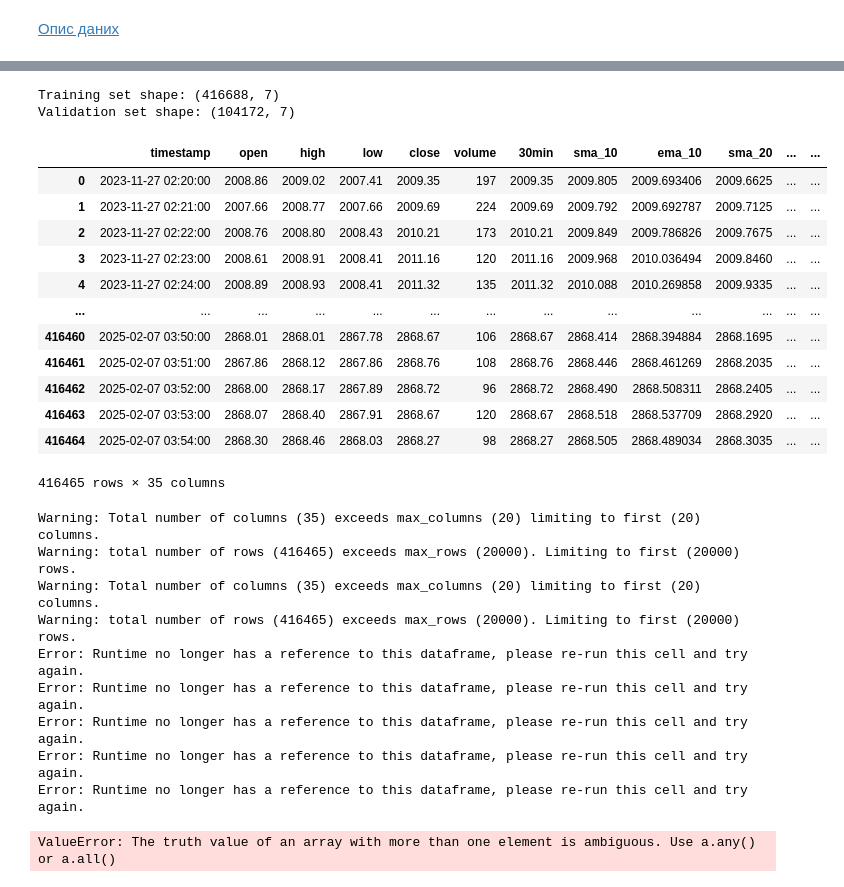
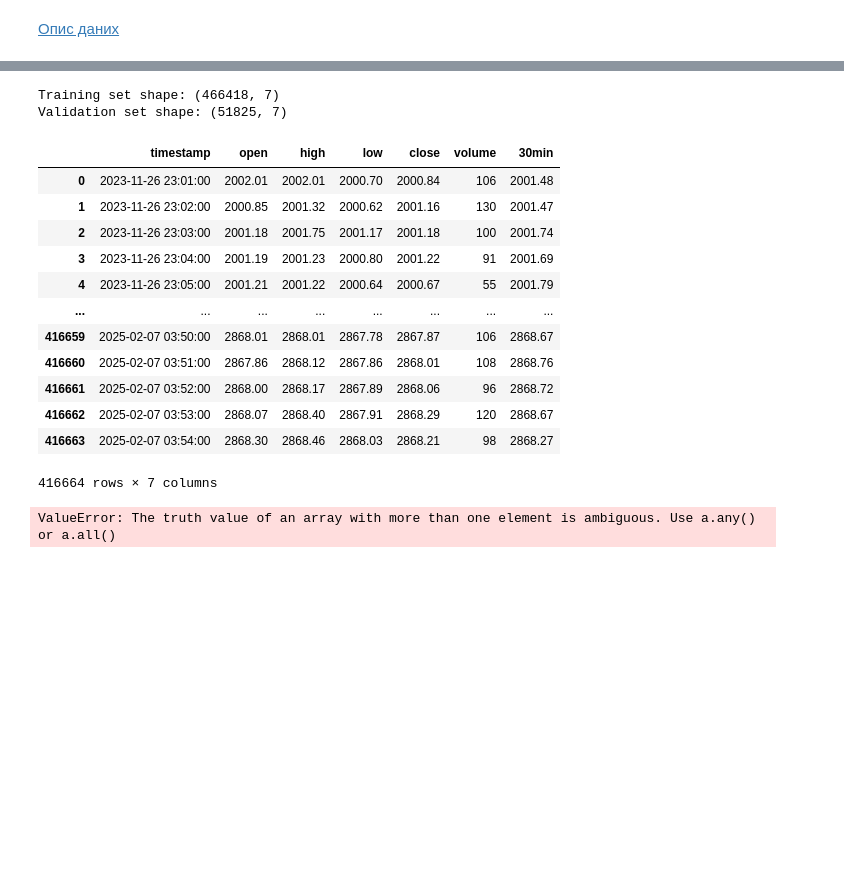
Before and after one commit to Flyingzaptop/Python-Colab, a Jupyter notebook: Steps_n_splits.ipynb, the cells around one changed output, grey strips where cells are left out. Saved outputs shown, nothing was run; the diff lists cells and outputs as text; code cells hidden in the pictures; blank space fills up the shorter version.

```diff
--- a/Steps_n_splits.ipynb
+++ b/Steps_n_splits.ipynb
@@ -56,46 +56,37 @@ df.dropna(inplace=True)
 df = df.sort_index()
 
 # Calculate the split index
-split_index = int(len(df) * 0.8)
+split_index = int(len(df) * 0.9)
 
 # Split the dataframe
 df_train = df.iloc[:split_index]
 df_valid = df.iloc[split_index:]
 
-df_train.to_parquet("train_30min.parquet")
-df_valid.to_parquet("valid_30min.parquet")
+df_train.to_parquet("train_5min.parquet")
+df_valid.to_parquet("valid_5min.parquet")
 
 print("Training set shape:", df_train.shape)
 print("Validation set shape:", df_valid.shape)
 # %% [output]
-Training set shape: (416688, 7)
-Validation set shape: (104172, 7)
+Training set shape: (466418, 7)
+Validation set shape: (51825, 7)
 # %%
-dfd = pd.read_parquet("train_indicators_debug.parquet")
+dfd = pd.read_parquet("train_pred.parquet")
 dfd
 # %% [output]
-|  | timestamp | open | high | low | close | volume | 30min | sma_10 | ema_10 | sma_20 | ... | ... |
-| 0 | 2023-11-27 02:20:00 | 2008.86 | 2009.02 | 2007.41 | 2009.35 | 197 | 2009.35 | 2009.805 | 2009.693406 | 2009.6625 | ... | ... |
-| 1 | 2023-11-27 02:21:00 | 2007.66 | 2008.77 | 2007.66 | 2009.69 | 224 | 2009.69 | 2009.792 | 2009.692787 | 2009.7125 | ... | ... |
-| 2 | 2023-11-27 02:22:00 | 2008.76 | 2008.80 | 2008.43 | 2010.21 | 173 | 2010.21 | 2009.849 | 2009.786826 | 2009.7675 | ... | ... |
-| 3 | 2023-11-27 02:23:00 | 2008.61 | 2008.91 | 2008.41 | 2011.16 | 120 | 2011.16 | 2009.968 | 2010.036494 | 2009.8460 | ... | ... |
-| 4 | 2023-11-27 02:24:00 | 2008.89 | 2008.93 | 2008.41 | 2011.32 | 135 | 2011.32 | 2010.088 | 2010.269858 | 2009.9335 | ... | ... |
-| ... | ... | ... | ... | ... | ... | ... | ... | ... | ... | ... | ... | ... |
-| 416460 | 2025-02-07 03:50:00 | 2868.01 | 2868.01 | 2867.78 | 2868.67 | 106 | 2868.67 | 2868.414 | 2868.394884 | 2868.1695 | ... | ... |
-| 416461 | 2025-02-07 03:51:00 | 2867.86 | 2868.12 | 2867.86 | 2868.76 | 108 | 2868.76 | 2868.446 | 2868.461269 | 2868.2035 | ... | ... |
-| 416462 | 2025-02-07 03:52:00 | 2868.00 | 2868.17 | 2867.89 | 2868.72 | 96 | 2868.72 | 2868.490 | 2868.508311 | 2868.2405 | ... | ... |
-| 416463 | 2025-02-07 03:53:00 | 2868.07 | 2868.40 | 2867.91 | 2868.67 | 120 | 2868.67 | 2868.518 | 2868.537709 | 2868.2920 | ... | ... |
-| 416464 | 2025-02-07 03:54:00 | 2868.30 | 2868.46 | 2868.03 | 2868.27 | 98 | 2868.27 | 2868.505 | 2868.489034 | 2868.3035 | ... | ... |
+|  | timestamp | open | high | low | close | volume | 30min |
+| 0 | 2023-11-26 23:01:00 | 2002.01 | 2002.01 | 2000.70 | 2000.84 | 106 | 2001.48 |
+| 1 | 2023-11-26 23:02:00 | 2000.85 | 2001.32 | 2000.62 | 2001.16 | 130 | 2001.47 |
+| 2 | 2023-11-26 23:03:00 | 2001.18 | 2001.75 | 2001.17 | 2001.18 | 100 | 2001.74 |
+| 3 | 2023-11-26 23:04:00 | 2001.19 | 2001.23 | 2000.80 | 2001.22 | 91 | 2001.69 |
+| 4 | 2023-11-26 23:05:00 | 2001.21 | 2001.22 | 2000.64 | 2000.67 | 55 | 2001.79 |
+| ... | ... | ... | ... | ... | ... | ... | ... |
+| 416659 | 2025-02-07 03:50:00 | 2868.01 | 2868.01 | 2867.78 | 2867.87 | 106 | 2868.67 |
+| 416660 | 2025-02-07 03:51:00 | 2867.86 | 2868.12 | 2867.86 | 2868.01 | 108 | 2868.76 |
+| 416661 | 2025-02-07 03:52:00 | 2868.00 | 2868.17 | 2867.89 | 2868.06 | 96 | 2868.72 |
+| 416662 | 2025-02-07 03:53:00 | 2868.07 | 2868.40 | 2867.91 | 2868.29 | 120 | 2868.67 |
+| 416663 | 2025-02-07 03:54:00 | 2868.30 | 2868.46 | 2868.03 | 2868.21 | 98 | 2868.27 |
-416465 rows × 35 columns
+416664 rows × 7 columns
-Warning: Total number of columns (35) exceeds max_columns (20) limiting to first (20) columns.
-Warning: total number of rows (416465) exceeds max_rows (20000). Limiting to first (20000) rows.
-Warning: Total number of columns (35) exceeds max_columns (20) limiting to first (20) columns.
-Warning: total number of rows (416465) exceeds max_rows (20000). Limiting to first (20000) rows.
-Error: Runtime no longer has a reference to this dataframe, please re-run this cell and try again.
-Error: Runtime no longer has a reference to this dataframe, please re-run this cell and try again.
-Error: Runtime no longer has a reference to this dataframe, please re-run this cell and try again.
-Error: Runtime no longer has a reference to this dataframe, please re-run this cell and try again.
-Error: Runtime no longer has a reference to this dataframe, please re-run this cell and try again.
 # %%
 import pandas as pd
 import matplotlib.pyplot as plt
```
Also changed, not shown: parts of 3 cells of this notebook.
